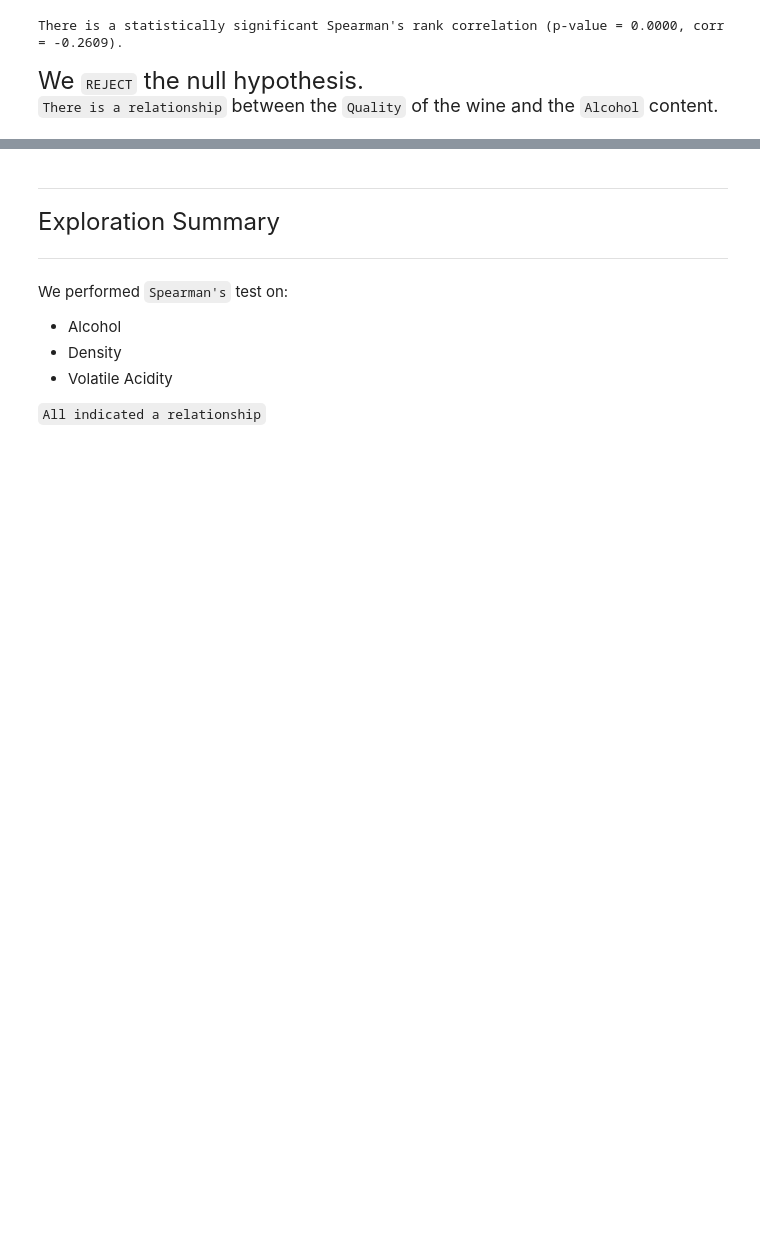
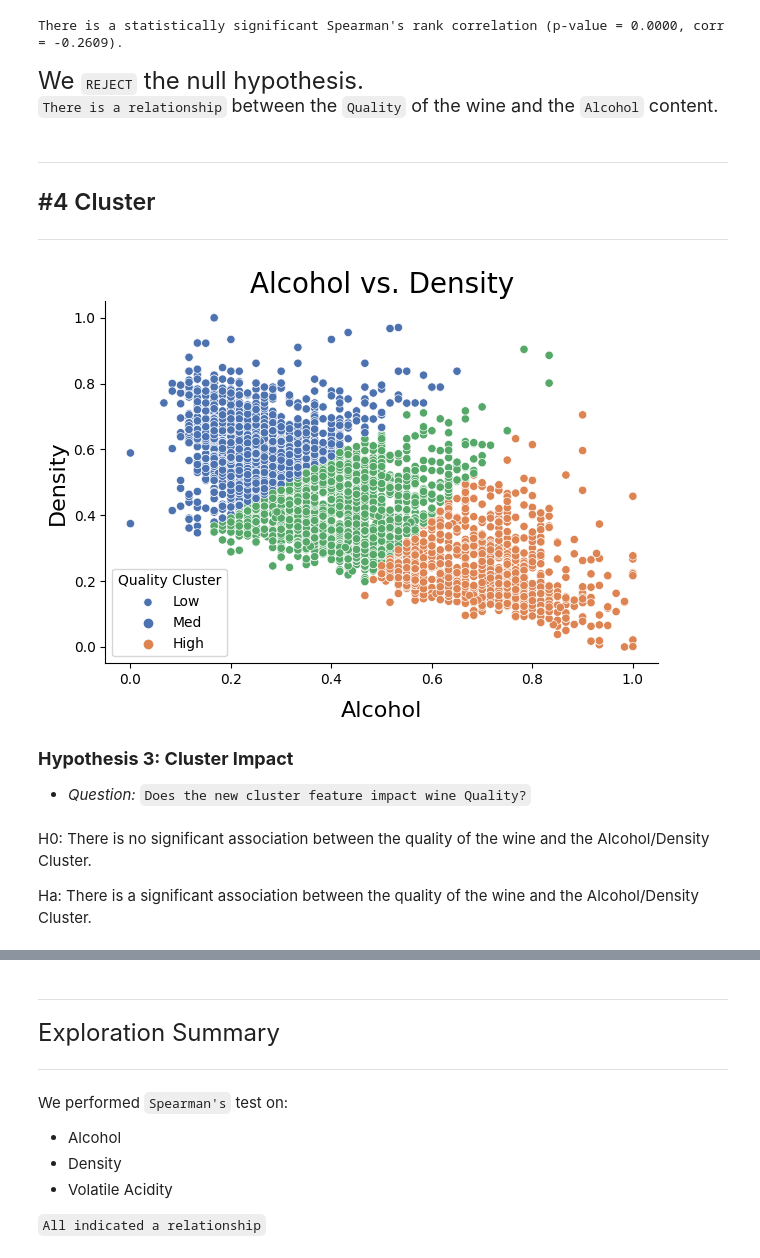
Before and after one commit to Clustering-Project/wine_quality_project, a Jupyter notebook: final_report.ipynb, the cells around one changed output, grey strips where cells are left out. Saved outputs shown, nothing was run; the diff lists cells and outputs as text; code cells hidden in the pictures; blank space fills up the shorter version.

```diff
--- a/final_report.ipynb
+++ b/final_report.ipynb
@@ -119,3 +115,22 @@ There is a statistically significant Spearman's rank correlation (p-value = 0.00
 # %% [markdown]
 <font size="5">We `REJECT` the null hypothesis.</font><br>
 <font size="4">`There is a relationship` between the `Quality` of the wine and the `Alcohol` content.</font>
+# %% [markdown]
+___
+## #4 Cluster
+___
+# %%
+from vis import qual_cluster
+qual_cluster(train)
+# %% [output]
+[figure, added]
+# %% [markdown]
+<font size="4"> **Hypothesis 3: Cluster Impact**</font>
+   <font size="3">
+
+   - *Question:* `Does the new cluster feature impact wine Quality?`
+   </font>
+# %% [markdown]
+H0: There is no significant association between the quality of the wine and the Alcohol/Density Cluster.
+
+Ha: There is a significant association between the quality of the wine and the Alcohol/Density Cluster.
```
Also changed, not shown: parts of 4 cells of this notebook, 3 other files.
